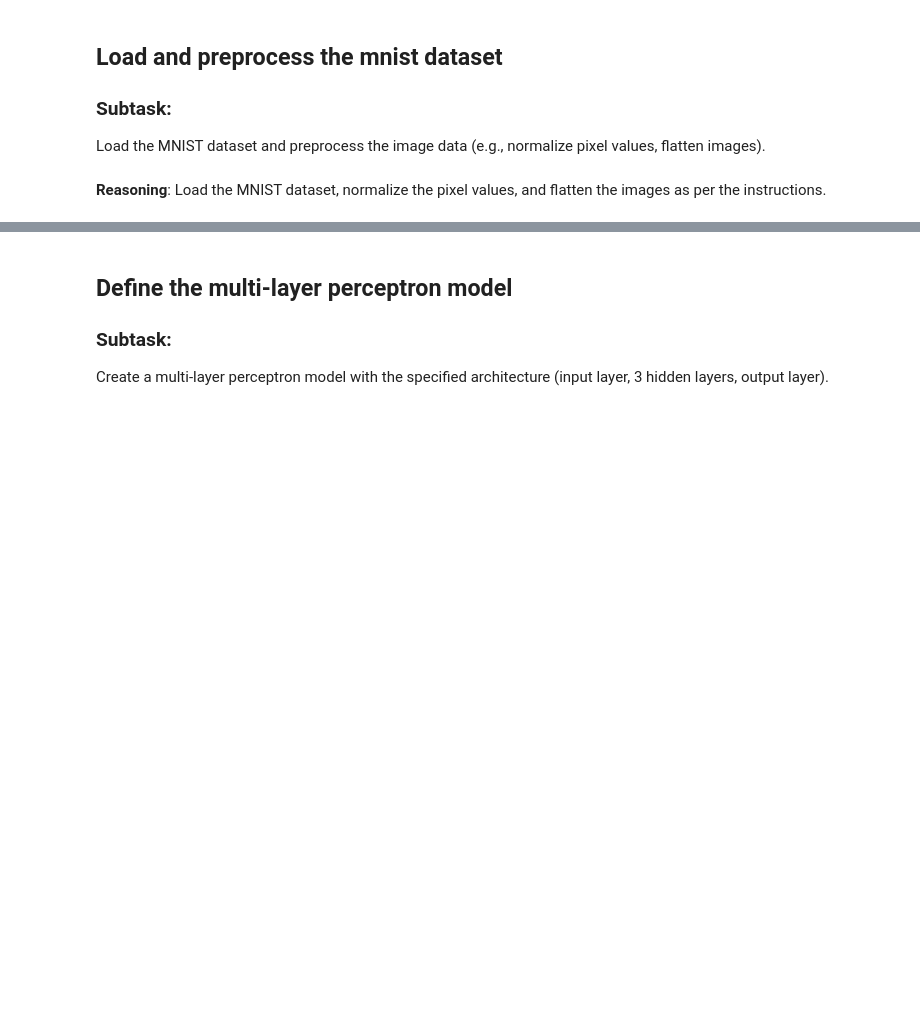
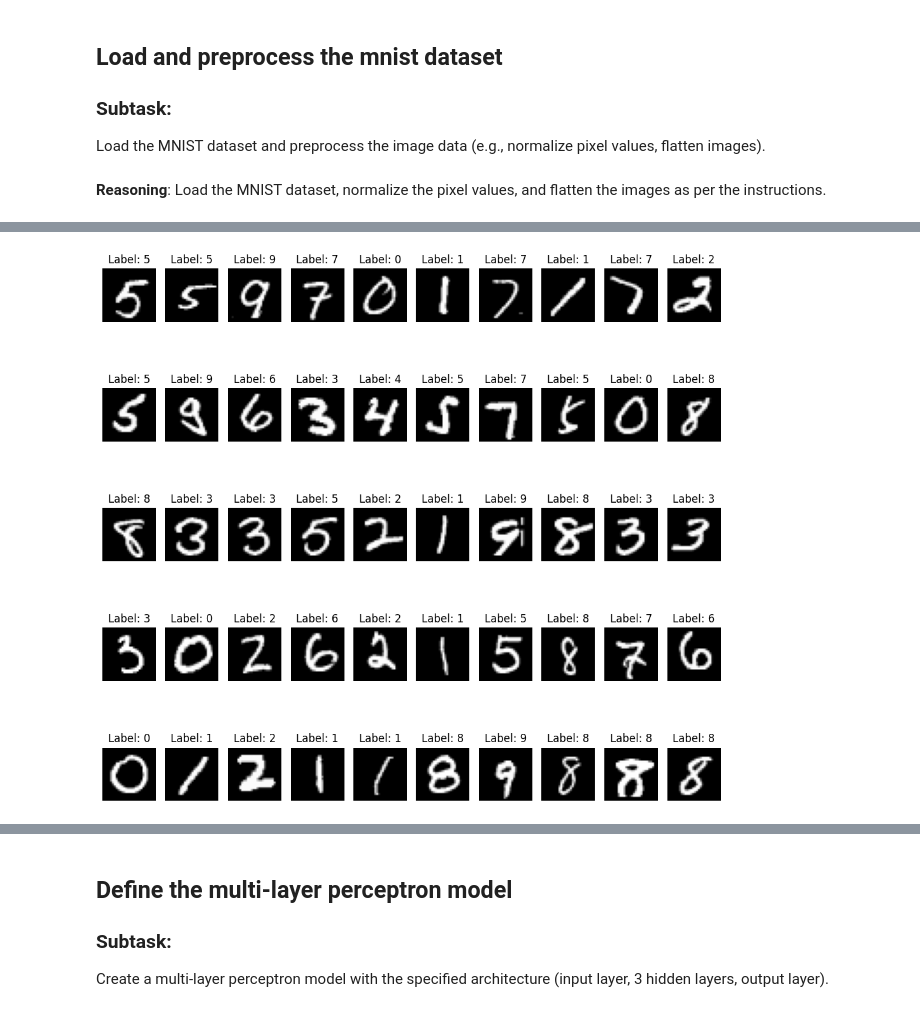
Before and after one commit to dipenthakercalypso/Image-and-Text-Labelling-and-Classification-Issues-Resolution, a Jupyter notebook: MLP_And_Fully_Connected.ipynb, the cells around one changed output, grey strips where cells are left out. Saved outputs shown, nothing was run; the diff lists cells and outputs as text; code cells hidden in the pictures; blank space fills up the shorter version.

```diff
--- a/MLP_And_Fully_Connected.ipynb
+++ b/MLP_And_Fully_Connected.ipynb
@@ -14,6 +14,8 @@ Load the MNIST dataset, normalize the pixel values, and flatten the images as pe
 # %%
 from tensorflow.keras.datasets import mnist
 import numpy as np
+import matplotlib.pyplot as plt
+import random
 
 # Load the MNIST dataset
 (x_train, y_train), (x_test, y_test) = mnist.load_data()
@@ -23,9 +25,23 @@ x_train = x_train.astype('float32') / 255.0
 x_test = x_test.astype('float32') / 255.0
 
 # Flatten the images
-x_train = x_train.reshape((x_train.shape[0], -1))
-x_test = x_test.reshape((x_test.shape[0], -1))
+x_train_flattened = x_train.reshape((x_train.shape[0], -1))
+x_test_flattened = x_test.reshape((x_test.shape[0], -1))
 
-print("Training data shape:", x_train.shape)
-print("Testing data shape:", x_test.shape)
+print("Training data shape (flattened):", x_train_flattened.shape)
+print("Testing data shape (flattened):", x_test_flattened.shape)
+
+# Visualize 50 random training images
+print("\nDisplaying 50 random training images with their labels:")
+plt.figure(figsize=(10, 10))
+random_indices = random.sample(range(x_train.shape[0]), 50)
+
+for i, index in enumerate(random_indices):
+    plt.subplot(5, 10, i + 1)
+    plt.imshow(x_train[index], cmap='gray')
+    plt.title(f'Label: {y_train[index]}')
+    plt.axis('off')
+
+plt.tight_layout()
+plt.show()
 # %% [output]
@@ -35,0 +52 @@ Testing data shape: (10000, 784)
+[figure, added]
```
Also changed, not shown: parts of 11 cells of this notebook.
